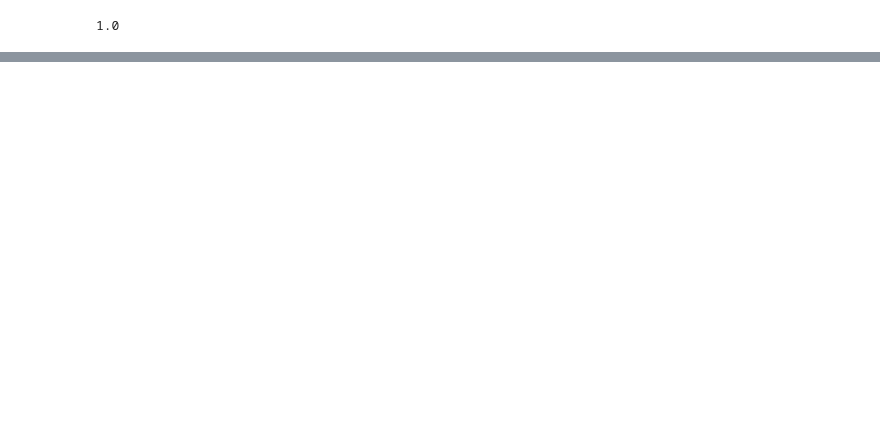
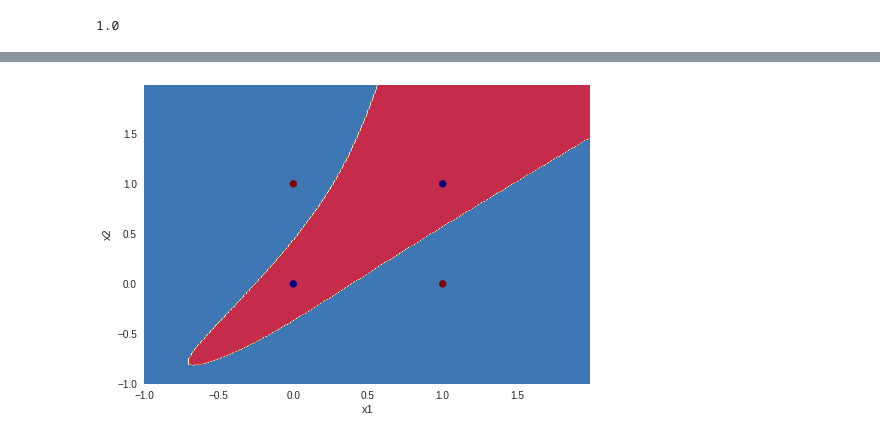
Before and after one commit to yatin9988/NeuralNetwork, a Jupyter notebook: NeuralNetworkMock.ipynb, the cells around one changed output, grey strips where cells are left out. Drawn from its saved outputs; the diff is of its cells as text; code cells hidden in the pictures; blank space fills up the shorter version.

```diff
--- a/NeuralNetworkMock.ipynb
+++ b/NeuralNetworkMock.ipynb
@@ -127,0 +146,4 @@ np.sum((outputs == Y))/X.shape[0]
+# %%
+plot_decision_boundary(lambda x:model.predict(x),X,Y)
+# %% [output]
+[figure, added]
```
Also changed, not shown: parts of 11 cells of this notebook.
